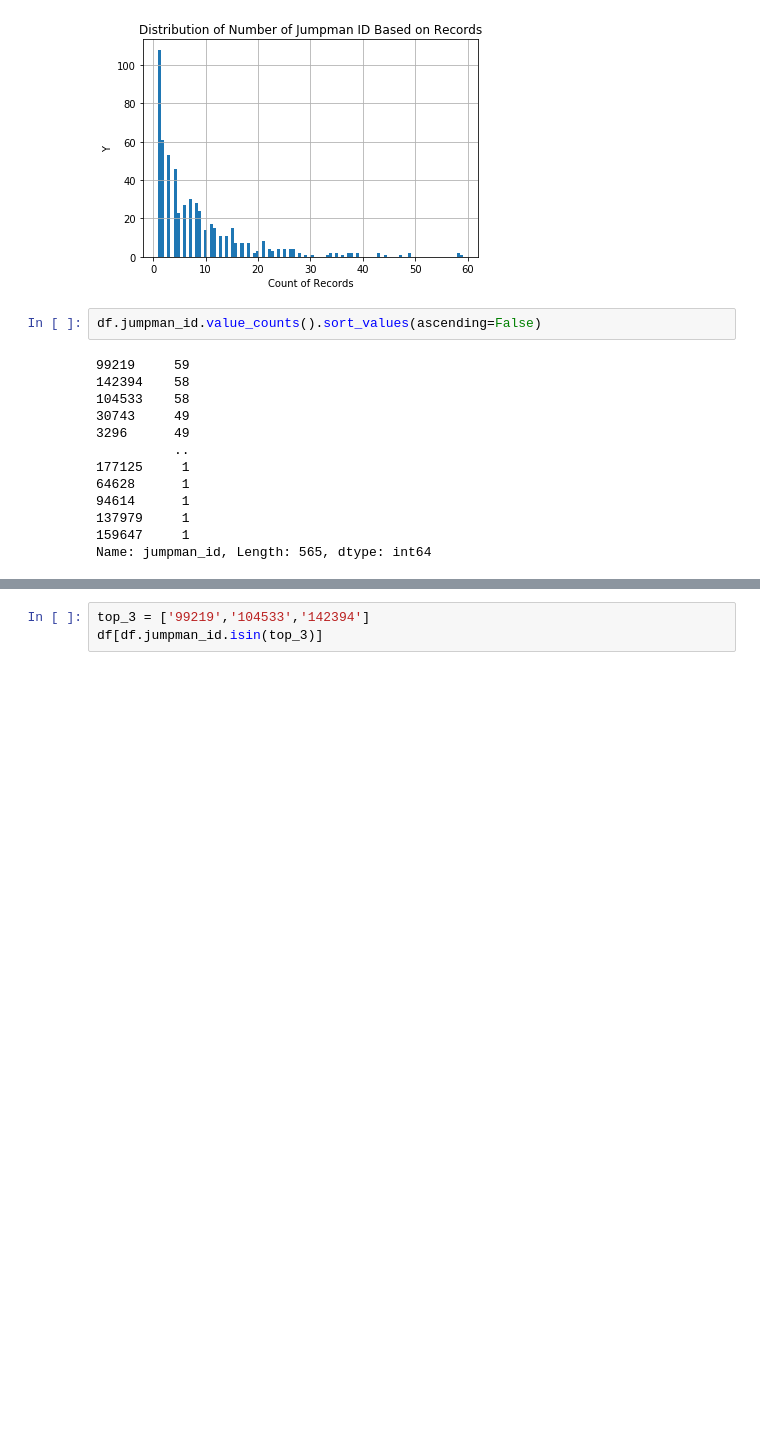
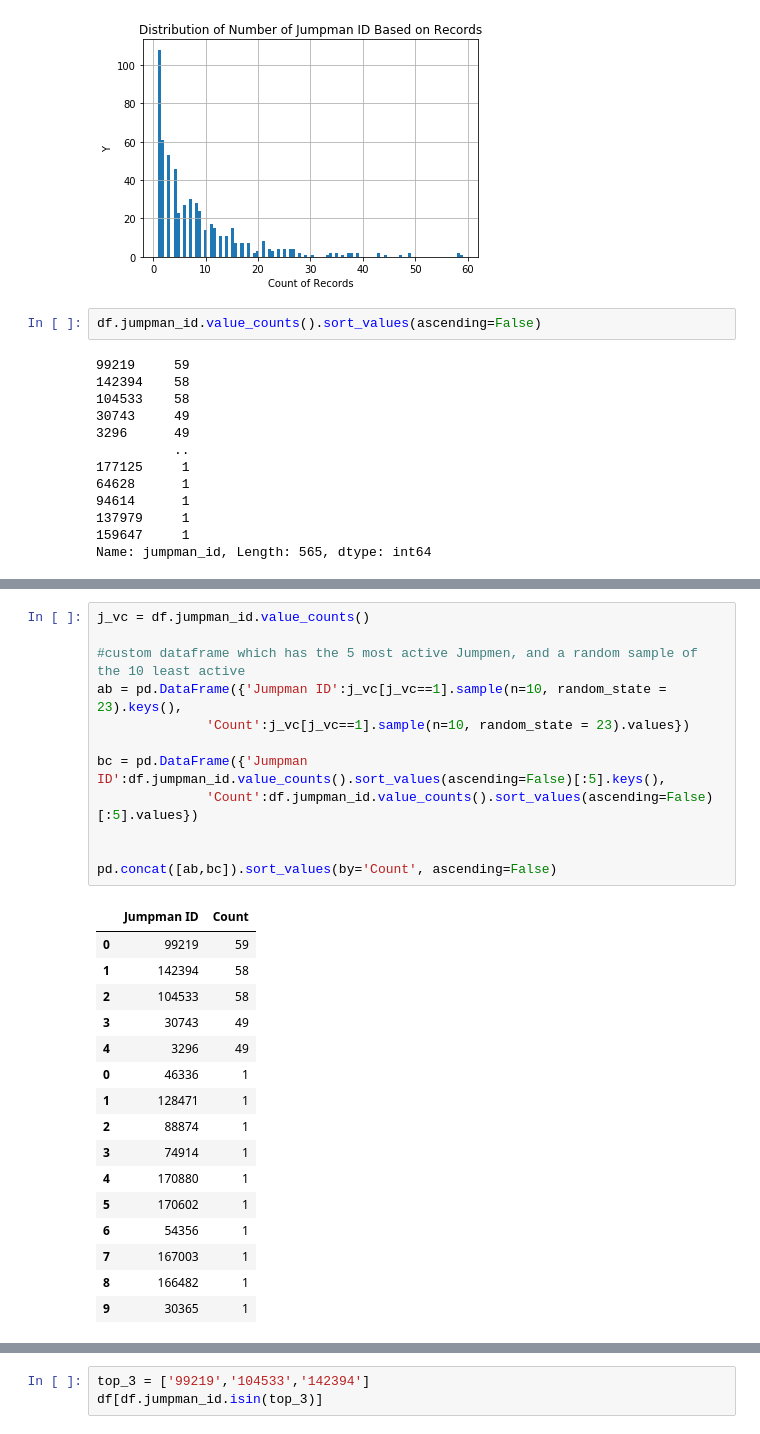
Before and after one commit to sstarkjr/PM_MarketAnalysis, a Jupyter notebook: Stephen_Stark_Jumpman23Analysis.ipynb, the cells around one changed output, grey strips where cells are left out. Drawn from its saved outputs; the diff is of its cells as text; blank space fills up the shorter version.

```diff
--- a/Stephen_Stark_Jumpman23Analysis.ipynb
+++ b/Stephen_Stark_Jumpman23Analysis.ipynb
@@ -746,0 +759,29 @@ Name: jumpman_id, Length: 565, dtype: int64
+# %%
+j_vc = df.jumpman_id.value_counts()
+
+#custom dataframe which has the 5 most active Jumpmen, and a random sample of the 10 least active
+ab = pd.DataFrame({'Jumpman ID':j_vc[j_vc==1].sample(n=10, random_state = 23).keys(),
+              'Count':j_vc[j_vc==1].sample(n=10, random_state = 23).values})
+
+bc = pd.DataFrame({'Jumpman ID':df.jumpman_id.value_counts().sort_values(ascending=False)[:5].keys(),
+              'Count':df.jumpman_id.value_counts().sort_values(ascending=False)[:5].values})
+
+
+pd.concat([ab,bc]).sort_values(by='Count', ascending=False)
+# %% [output]
+|  | Jumpman ID | Count |
+| 0 | 99219 | 59 |
+| 1 | 142394 | 58 |
+| 2 | 104533 | 58 |
+| 3 | 30743 | 49 |
+| 4 | 3296 | 49 |
+| 0 | 46336 | 1 |
+| 1 | 128471 | 1 |
+| 2 | 88874 | 1 |
+| 3 | 74914 | 1 |
+| 4 | 170880 | 1 |
+| 5 | 170602 | 1 |
+| 6 | 54356 | 1 |
+| 7 | 167003 | 1 |
+| 8 | 166482 | 1 |
+| 9 | 30365 | 1 |
```
Also changed, not shown: parts of 3 cells of this notebook, 1 other file.
